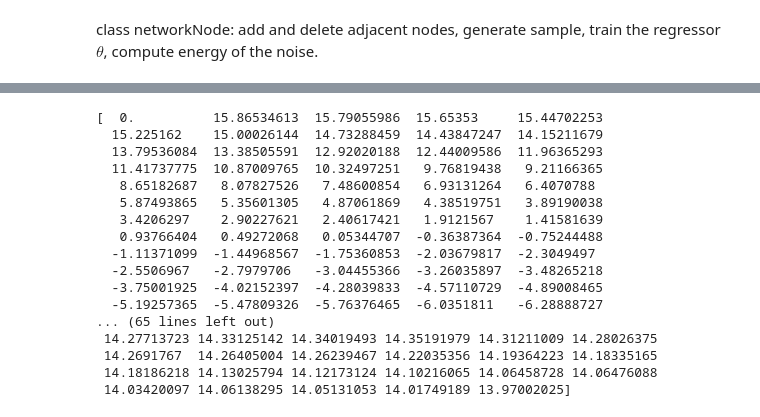
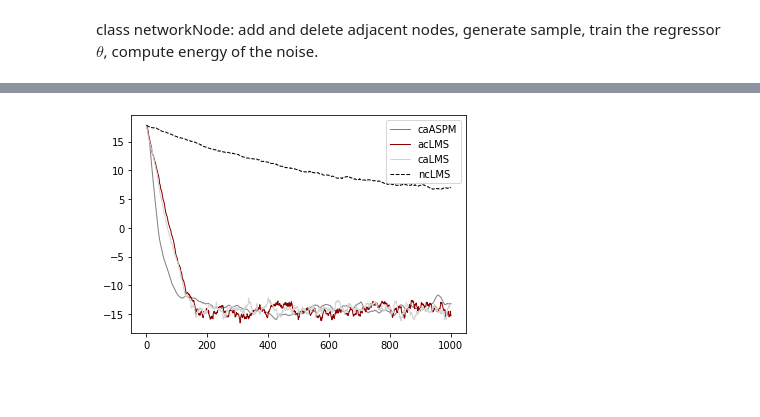
Before and after one commit to swx-183/adhocNetwork, a Jupyter notebook: adhocNetwork.ipynb, the cells around one changed output, grey strips where cells are left out. Saved outputs shown, nothing was run; the diff lists cells and outputs as text; code cells hidden in the pictures; blank space fills up the shorter version.

```diff
--- a/adhocNetwork.ipynb
+++ b/adhocNetwork.ipynb
@@ -436,23 +433,5 @@ controller.startTrain(100,"ncLMS")
-# %%
-print(controller.caASPM_history)
-print(controller.acLMS_history)
-print(controller.caLMS_history)
-print(controller.ncLMS_history)
-# %% [output]
-[  0.          15.86534613  15.79055986  15.65353     15.44702253
-  15.225162    15.00026144  14.73288459  14.43847247  14.15211679
-  13.79536084  13.38505591  12.92020188  12.44009586  11.96365293
-  11.41737775  10.87009765  10.32497251   9.76819438   9.21166365
-   8.65182687   8.07827526   7.48600854   6.93131264   6.4070788
-   5.87493865   5.35601305   4.87061869   4.38519751   3.89190038
-   3.4206297    2.90227621   2.40617421   1.9121567    1.41581639
-   0.93766404   0.49272068   0.05344707  -0.36387364  -0.75244488
-  -1.11371099  -1.44968567  -1.75360853  -2.03679817  -2.3049497
-  -2.5506967   -2.7979706   -3.04455366  -3.26035897  -3.48265218
-  -3.75001925  -4.02152397  -4.28039833  -4.57110729  -4.89008465
-  -5.19257365  -5.47809326  -5.76376465  -6.0351811   -6.28888727
-... (65 lines left out)
- 14.27713723 14.33125142 14.34019493 14.35191979 14.31211009 14.28026375
- 14.2691767  14.26405004 14.26239467 14.22035356 14.19364223 14.18335165
- 14.18186218 14.13025794 14.12173124 14.10216065 14.06458728 14.06476088
- 14.03420097 14.06138295 14.05131053 14.01749189 13.97002025]
+# %%
+controller.plotHistory()
+controller.clearHistory()
+# %% [output]
+[figure, added]
```
Also changed, not shown: parts of 8 cells of this notebook.
